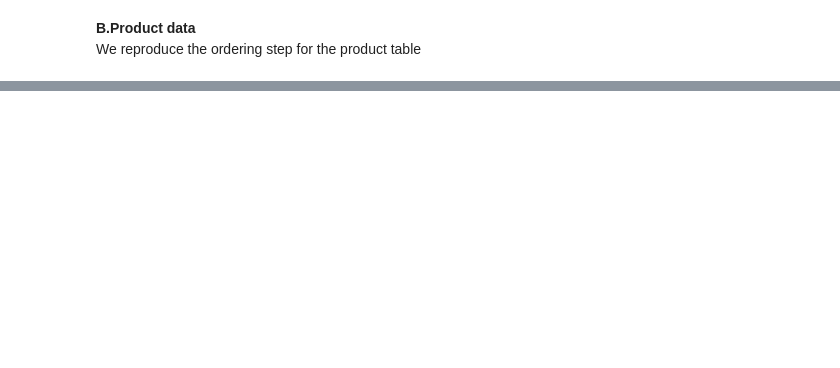
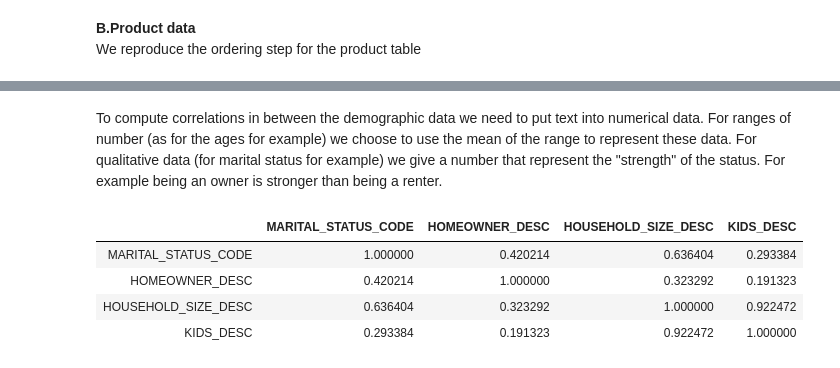
Before and after one commit to marvande/epfl-ada-2019-data-analysis, a Jupyter notebook: code/main.ipynb, the cells around one changed output, grey strips where cells are left out. Saved outputs shown, nothing was run; the diff lists cells and outputs as text; code cells hidden in the pictures; blank space fills up the shorter version.

```diff
--- a/code/main.ipynb
+++ b/code/main.ipynb
@@ -337,0 +510,53 @@ product.COMMODITY_DESC.unique()
+# %% [markdown]
+To compute correlations in between the demographic data we need to put text into numerical data. For ranges of number (as for the ages for example) we choose to use the mean of the range to represent these data. For qualitative data (for marital status for example) we give a number that represent the "strength" of the status. For example being an owner is stronger than being a renter.
+# %%
+hh_demographic4corr = hh_demographic_fxd
+hh_demographic4corr.loc[hh_demographic4corr['MARITAL_STATUS_CODE'] == 'M', 'MARITAL_STATUS_CODE'] = 1
+hh_demographic4corr.loc[hh_demographic4corr['MARITAL_STATUS_CODE'] == 'S', 'MARITAL_STATUS_CODE'] = 0
+
+hh_demographic4corr.loc[hh_demographic4corr['AGE_DESC'] == '65+', 'AGE_DESC'] = 65
+hh_demographic4corr.loc[hh_demographic4corr['AGE_DESC'] == '45-54', 'AGE_DESC'] = 59.5
+hh_demographic4corr.loc[hh_demographic4corr['AGE_DESC'] == '25-34', 'AGE_DESC'] = 29.5
+hh_demographic4corr.loc[hh_demographic4corr['AGE_DESC'] == '35-44', 'AGE_DESC'] = 39.5
+hh_demographic4corr.loc[hh_demographic4corr['AGE_DESC'] == '19-24', 'AGE_DESC'] = 19.5
+hh_demographic4corr.loc[hh_demographic4corr['AGE_DESC'] == '55-64', 'AGE_DESC'] = 59.5
+
+hh_demographic4corr.loc[hh_demographic4corr['INCOME_DESC'] == 'Under 15K', 'INCOME_DESC'] = 15
+hh_demographic4corr.loc[hh_demographic4corr['INCOME_DESC'] == '15-24K', 'INCOME_DESC'] = 19.5
+hh_demographic4corr.loc[hh_demographic4corr['INCOME_DESC'] == '25-34K', 'INCOME_DESC'] = 29.5
+hh_demographic4corr.loc[hh_demographic4corr['INCOME_DESC'] == '35-49K', 'INCOME_DESC'] = 42
+hh_demographic4corr.loc[hh_demographic4corr['INCOME_DESC'] == '50-74K', 'INCOME_DESC'] = 62
+hh_demographic4corr.loc[hh_demographic4corr['INCOME_DESC'] == '75-99K', 'INCOME_DESC'] = 87
+hh_demographic4corr.loc[hh_demographic4corr['INCOME_DESC'] == '100-124K', 'INCOME_DESC'] = 112
+hh_demographic4corr.loc[hh_demographic4corr['INCOME_DESC'] == '125-149K', 'INCOME_DESC'] = 137
+hh_demographic4corr.loc[hh_demographic4corr['INCOME_DESC'] == '150-174K', 'INCOME_DESC'] = 162
+hh_demographic4corr.loc[hh_demographic4corr['INCOME_DESC'] == '175-199K', 'INCOME_DESC'] = 187
+hh_demographic4corr.loc[hh_demographic4corr['INCOME_DESC'] == '200-249K', 'INCOME_DESC'] = 245
+hh_demographic4corr.loc[hh_demographic4corr['INCOME_DESC'] == '250K+', 'INCOME_DESC'] = 250
+
+hh_demographic4corr.loc[hh_demographic4corr['HOUSEHOLD_SIZE_DESC'] == '5+', 'HOUSEHOLD_SIZE_DESC'] = 5
+hh_demographic4corr.loc[hh_demographic4corr['HOUSEHOLD_SIZE_DESC'] == '4', 'HOUSEHOLD_SIZE_DESC'] = 4
+hh_demographic4corr.loc[hh_demographic4corr['HOUSEHOLD_SIZE_DESC'] == '3', 'HOUSEHOLD_SIZE_DESC'] = 3
+hh_demographic4corr.loc[hh_demographic4corr['HOUSEHOLD_SIZE_DESC'] == '2', 'HOUSEHOLD_SIZE_DESC'] = 2
+hh_demographic4corr.loc[hh_demographic4corr['HOUSEHOLD_SIZE_DESC'] == '1', 'HOUSEHOLD_SIZE_DESC'] = 1
+
+hh_demographic4corr.loc[hh_demographic4corr['KIDS_DESC'] == '3+', 'KIDS_DESC'] = 3
+hh_demographic4corr.loc[hh_demographic4corr['KIDS_DESC'] == '2', 'KIDS_DESC'] = 2
+hh_demographic4corr.loc[hh_demographic4corr['KIDS_DESC'] == '1', 'KIDS_DESC'] = 1
+hh_demographic4corr.loc[hh_demographic4corr['KIDS_DESC'] == '0', 'KIDS_DESC'] = 0
+
+hh_demographic4corr.loc[hh_demographic4corr['HOMEOWNER_DESC'] == 'Homeowner', 'HOMEOWNER_DESC'] = 4
+hh_demographic4corr.loc[hh_demographic4corr['HOMEOWNER_DESC'] == 'Probable Owner', 'HOMEOWNER_DESC'] = 3
+hh_demographic4corr.loc[hh_demographic4corr['HOMEOWNER_DESC'] ==  'Renter', 'HOMEOWNER_DESC'] = 2
+hh_demographic4corr.loc[hh_demographic4corr['HOMEOWNER_DESC'] == 'Probable Renter', 'HOMEOWNER_DESC'] = 1
+hh_demographic4corr.loc[hh_demographic4corr['HOMEOWNER_DESC'] == 'Unknown', 'HOMEOWNER_DESC'] = 0
+
+hh_demographic4corr= hh_demographic4corr.drop(['Unnamed: 0','household_key'], axis =1)
+# %%
+hh_demographic4corr.corr()
+# %% [output]
+|  | MARITAL_STATUS_CODE | HOMEOWNER_DESC | HOUSEHOLD_SIZE_DESC | KIDS_DESC |
+| MARITAL_STATUS_CODE | 1.000000 | 0.420214 | 0.636404 | 0.293384 |
+| HOMEOWNER_DESC | 0.420214 | 1.000000 | 0.323292 | 0.191323 |
+| HOUSEHOLD_SIZE_DESC | 0.636404 | 0.323292 | 1.000000 | 0.922472 |
+| KIDS_DESC | 0.293384 | 0.191323 | 0.922472 | 1.000000 |
```
Also changed, not shown: parts of 45 cells of this notebook, 1 other file.
